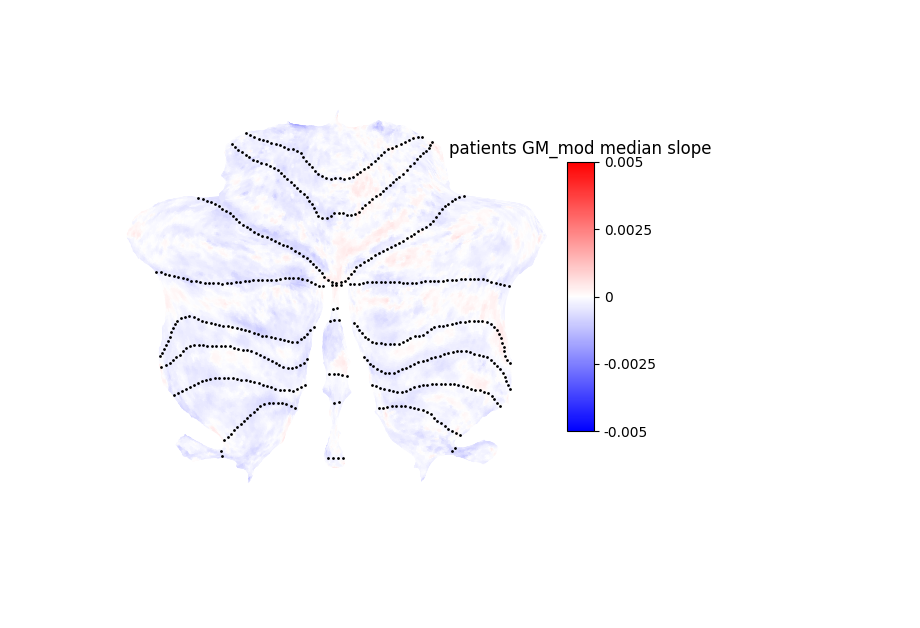
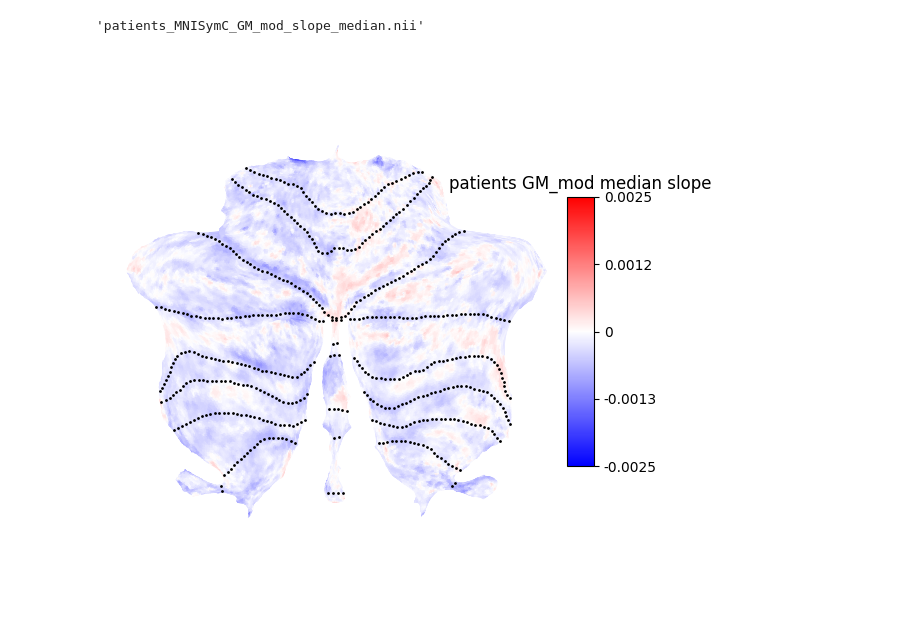
Before and after one commit to medhakp/smarts_cerebellum, a Jupyter notebook: notebooks/surface_projections.ipynb, the cells around one changed output. Drawn from its saved outputs; the diff is of its cells as text; code cells hidden in the pictures.

```diff
--- a/notebooks/surface_projections.ipynb
+++ b/notebooks/surface_projections.ipynb
@@ -3,21 +3,25 @@ import SUITPy.flatmap as flatmap
 import matplotlib.pyplot as plt
 import smarts_cerebellum.globals as gl
 import os
+# %%
+fname
+# %% [output]
+'patients_MNISymC_GM_mod_slope_median.nii'
 # %%
 space = 'MNISym'
 segment = 'GM_mod'
 group = 'patients'
 img_stat = 'median'
 
 stats = 'nanmean'
 
 fname = f'{group}_{space}C_{segment}_slope_{img_stat}.nii'
 file = os.path.join(gl.baseDir, 'regression', f'{img_stat}s', fname)
 funcdata = flatmap.vol_to_surf(file, space = space, stats = stats)
-flatmap.plot(data=funcdata, cmap='bwr', new_figure=True, colorbar=True, cscale=(-.005, .005))
+flatmap.plot(data=funcdata, cmap='bwr', new_figure=True, colorbar=True, cscale=(-.0025, .0025))
 plt.title(f'{group} {segment} {img_stat} slope')
 plt.show()
 # %% [output]
-[figure, old version]
+[figure, new version]
 # %% [markdown]
 ![image.png](attachment:image.png)
```
Also changed, not shown: 3 other files.
